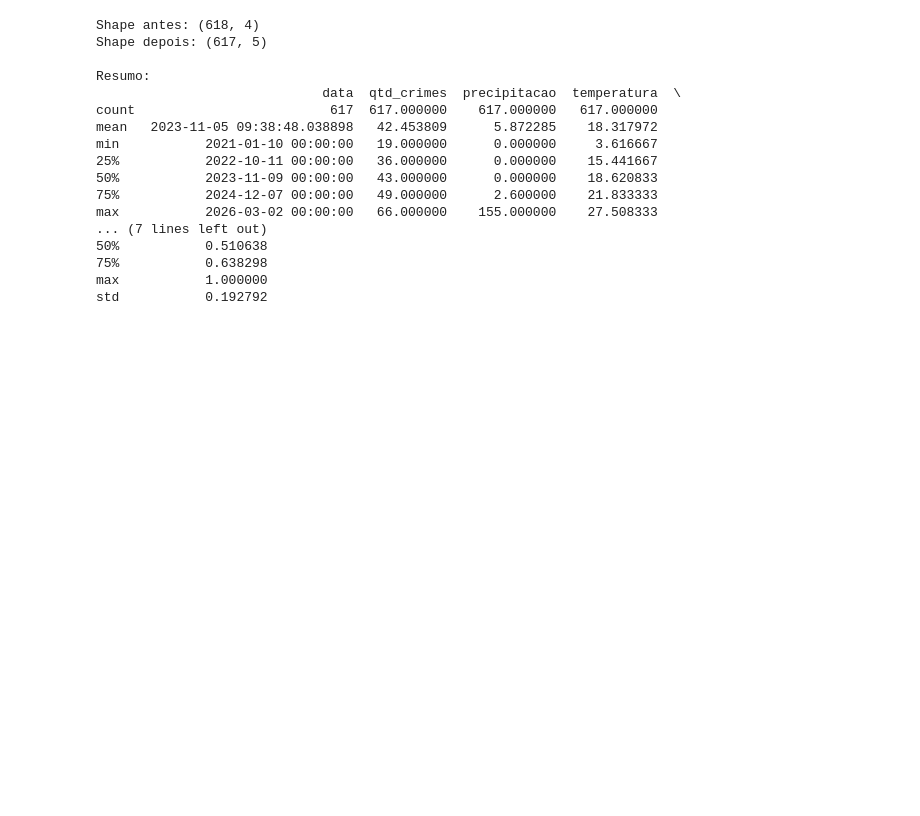
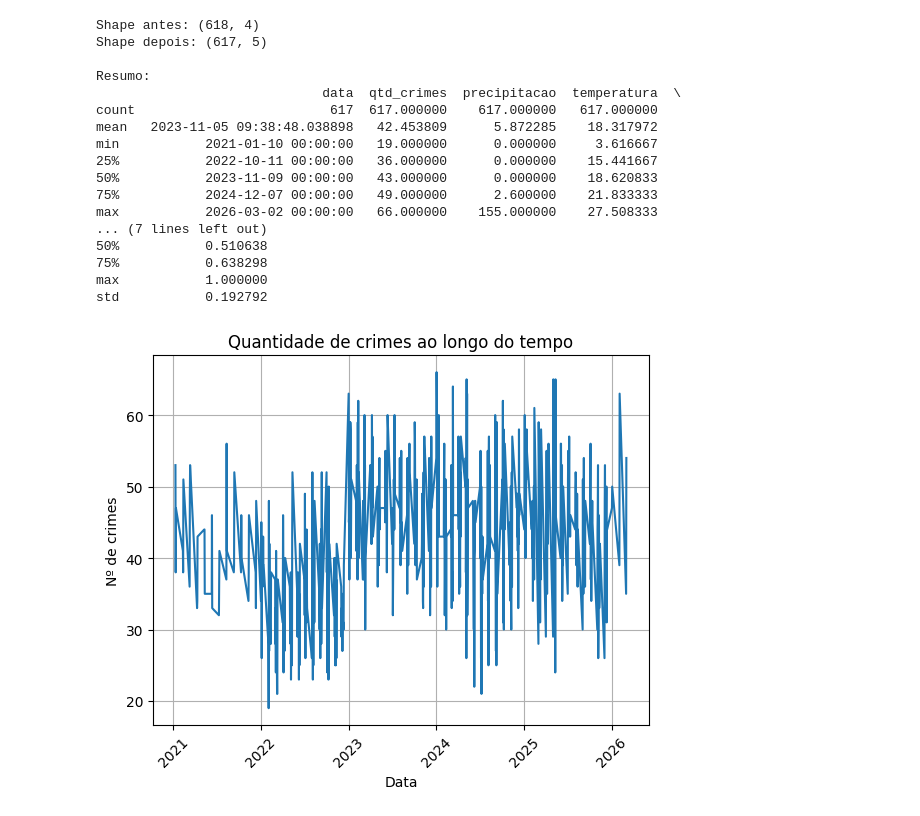
Before and after one commit to ViniiPP/Projeto-IA-Criminal, a Jupyter notebook: main.ipynb, the cells around one changed output. Saved outputs shown, nothing was run; the diff lists cells and outputs as text; code cells hidden in the pictures; blank space fills up the shorter version.

Commit message:
Etapa final e melhorias gerais

```diff
--- a/main.ipynb
+++ b/main.ipynb
@@ -237,3 +256,92 @@ max           2026-03-02 00:00:00   66.000000    155.000000    27.508333
 75%           0.638298
 max           1.000000
 std           0.192792
+# %%
+# etapa 6
+
+import matplotlib.pyplot as plt
+import seaborn as sns
+
+# garantir ordenação por data
+df_sem_outliers = df_sem_outliers.sort_values("data")
+
+# crimes ao longo do tempo
+plt.figure()
+plt.plot(df_sem_outliers["data"], df_sem_outliers["qtd_crimes"])
+plt.title("Quantidade de crimes ao longo do tempo")
+plt.xlabel("Data")
+plt.ylabel("Nº de crimes")
+
+plt.xticks(rotation=45)
+plt.grid()
+plt.show()
+
+# contar quantidade por tipo de crime
+top_crimes = df_crimes_pf["crime"].value_counts().head(10)
+top_crimes.index = top_crimes.index.str.slice(0, 80)
+
+plt.figure()
+top_crimes.sort_values().plot(kind="barh")
+
+plt.title("Top 10 tipos de crime em Passo Fundo")
+plt.xlabel("Quantidade de ocorrências")
+plt.ylabel("Tipo de crime")
+plt.tight_layout()
+plt.show()
+
+# chuva x crimes
+bins_chuva = [-1, 0, 10, 30, 60, 200]
+labels_chuva = ["Sem chuva", "Leve", "Moderada", "Forte", "Muito forte"]
+
+df_sem_outliers["faixa_chuva"] = pd.cut(
+    df_sem_outliers["precipitacao"],
+    bins=bins_chuva,
+    labels=labels_chuva
+)
+
+media_chuva = df_sem_outliers.groupby("faixa_chuva")["qtd_crimes"].mean()
+plt.figure()
+media_chuva.plot(kind="bar")
+
+plt.title("Média de crimes por nível de chuva")
+plt.xlabel("Nível de chuva")
+plt.ylabel("Média de crimes")
+plt.xticks(rotation=0)
+plt.show()
+
+# temperatura x crime
+bins_temp = [0, 10, 15, 20, 25, 35]
+labels_temp = ["Muito frio", "Frio", "Ameno", "Quente", "Muito quente"]
+
+df_sem_outliers["faixa_temp"] = pd.cut(
+    df_sem_outliers["temperatura"],
+    bins=bins_temp,
+    labels=labels_temp
+)
+
+media_temp = df_sem_outliers.groupby("faixa_temp")["qtd_crimes"].mean()
+plt.figure()
+media_temp.plot(kind="bar")
+
+plt.title("Média de crimes por faixa de temperatura")
+plt.xlabel("Faixa de temperatura")
+plt.ylabel("Média de crimes")
+plt.xticks(rotation=0)
+plt.show()
+
+
+# correlação
+corr = df_sem_outliers.corr(numeric_only=True)
+corr_crimes = corr[["qtd_crimes"]].sort_values(by="qtd_crimes", ascending=False)
+plt.figure()
+
+sns.heatmap(
+    corr_crimes,
+    annot=True,
+    fmt=".2f",
+    cmap="coolwarm"
+)
+plt.title("Correlação com quantidade de crimes")
+plt.show()
+# %% [output]
+[figure, added]
```
Also changed, not shown: parts of 4 cells of this notebook, 1 other file.
